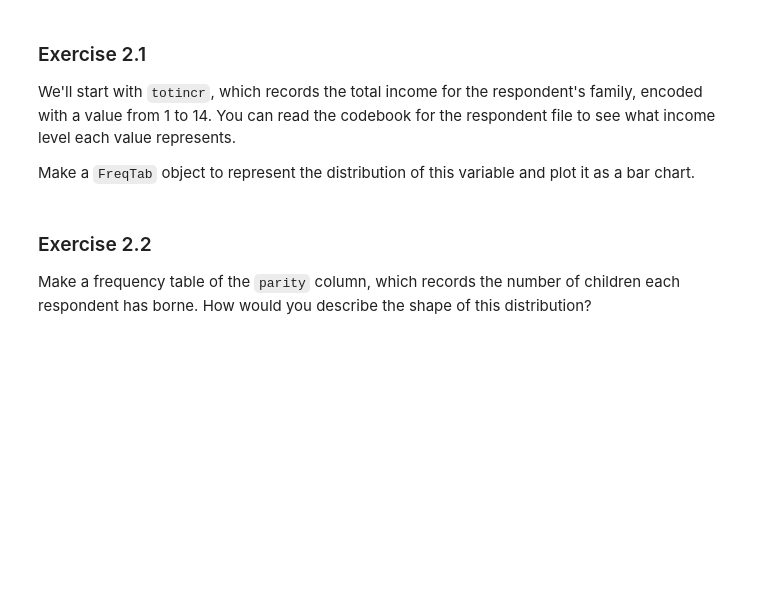
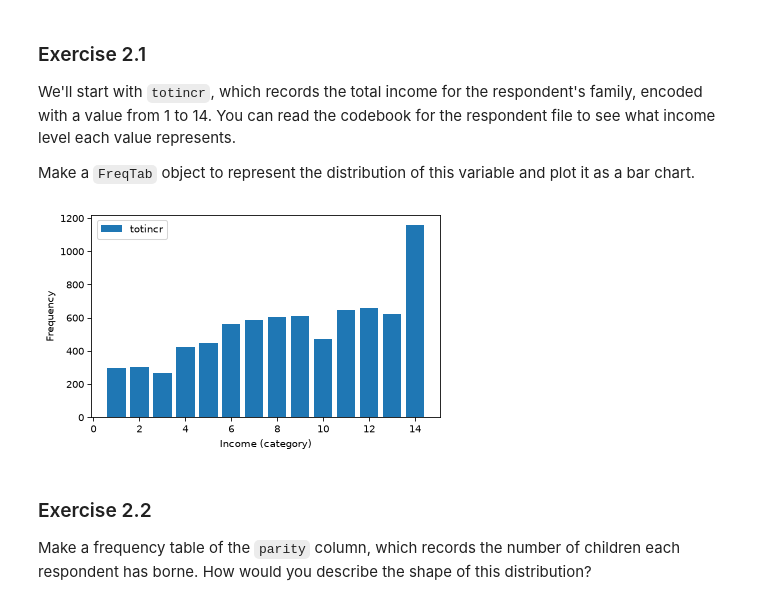
Before and after one commit to valentinissimo/ThinkStats, a Jupyter notebook: my_nb/chap02.ipynb, the cells around one changed output. Saved outputs shown, nothing was run; the diff lists cells and outputs as text; code cells hidden in the pictures; blank space fills up the shorter version.

```diff
--- a/my_nb/chap02.ipynb
+++ b/my_nb/chap02.ipynb
@@ -772,7 +772,20 @@ You can read the codebook for the respondent file to see what income level each
 
 Make a `FreqTab` object to represent the distribution of this variable and plot it as a bar chart.
 # %%
+# ftab_income = FreqTab.from_seq(resp.totincr, name="totincr")
+# ftab_income.bar()
+# decorate(xlabel="Income (category)", ylabel="Frequency")
+
 # Solution goes here
+
+ftab_income2 = resp["totincr"].value_counts()
+plt.bar(ftab_income2.index, ftab_income2.values, label="totincr")
+plt.legend()
+plt.xlabel("Income (category)")
+plt.ylabel("Frequency")
+plt.show()
+# %% [output]
+[figure, added]
 # %% [markdown]
 ### Exercise 2.2
 
```
